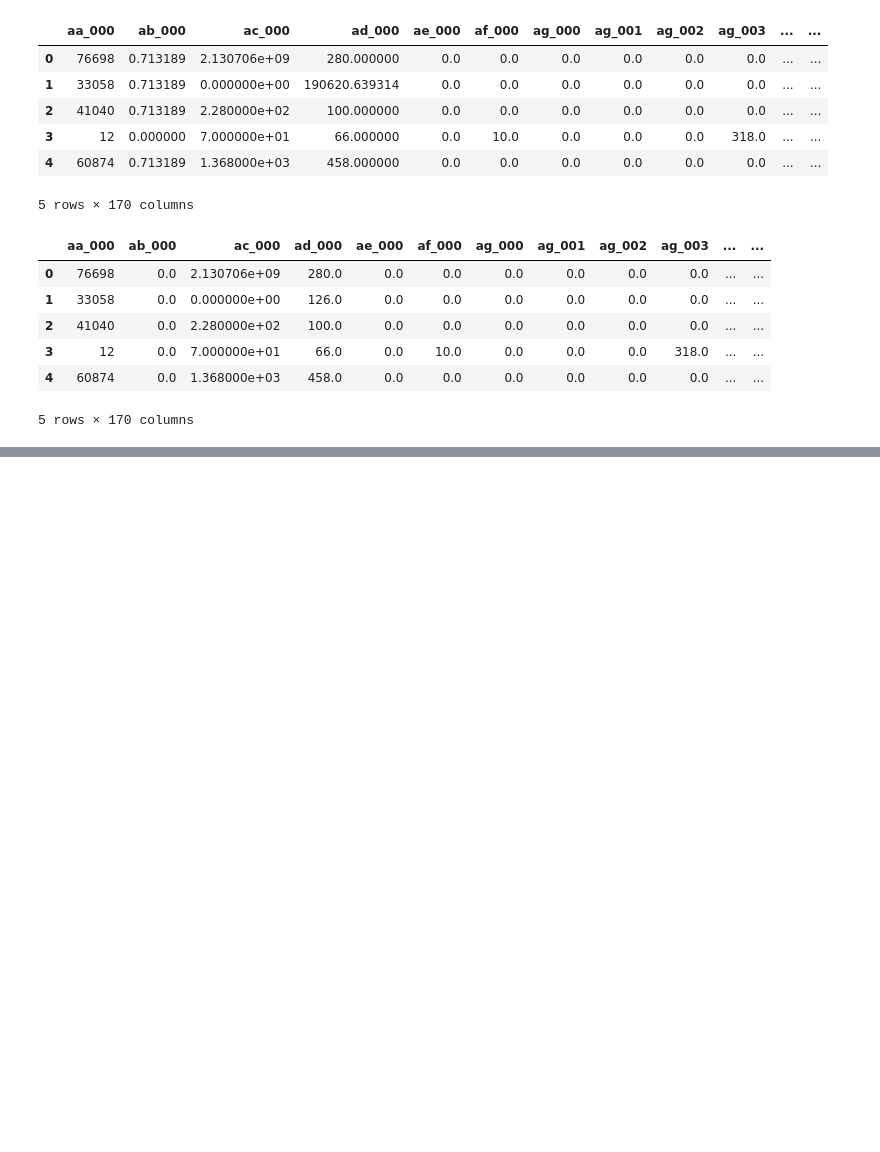
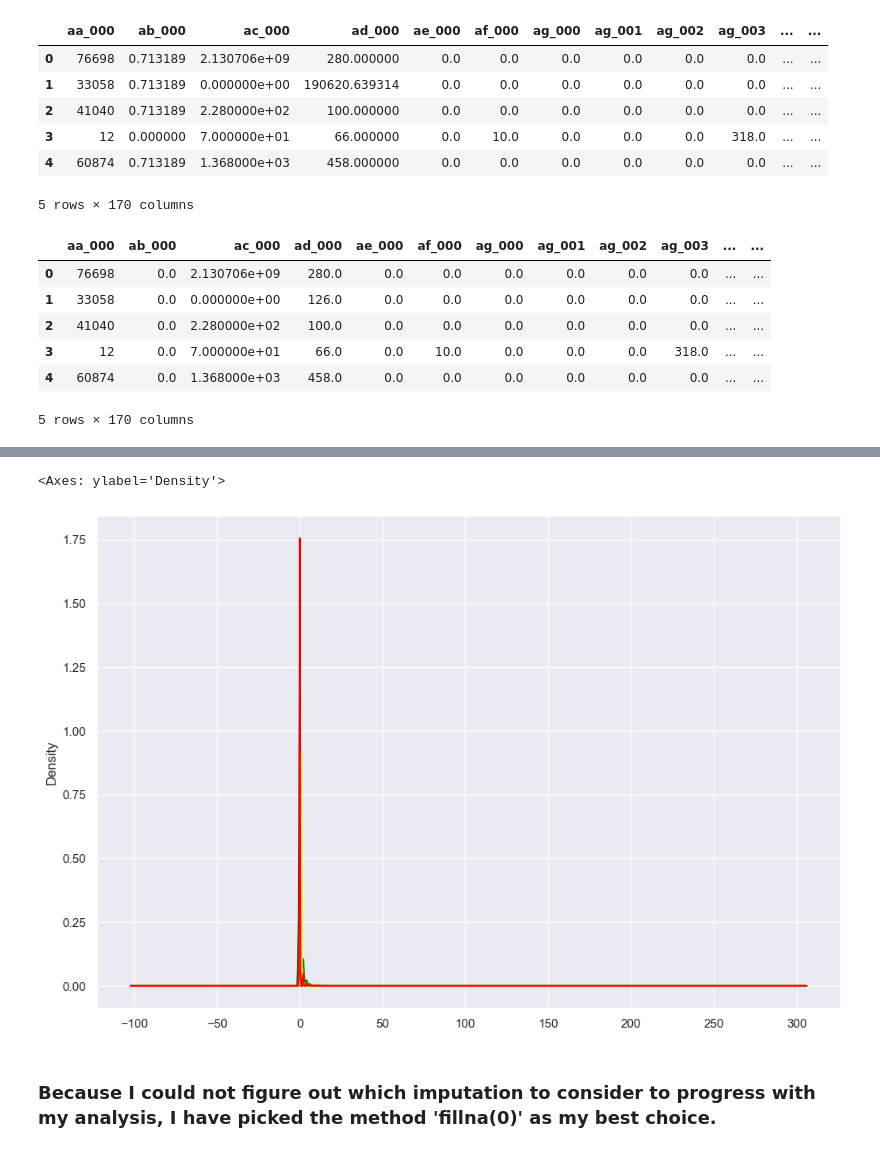
Before and after one commit to TatiHelena/DataPreparation, a Jupyter notebook: TatianeHelenAlves_DPrepHDip_CA1.ipynb, the cells around one changed output, grey strips where cells are left out. Cells and saved outputs as stored; diff of their text form; code cells hidden in the pictures; blank space fills up the shorter version.

```diff
--- a/TatianeHelenAlves_DPrepHDip_CA1.ipynb
+++ b/TatianeHelenAlves_DPrepHDip_CA1.ipynb
@@ -155,0 +213,2 @@ new_df.shape
+# %%
+new_aps = aps_no_class.fillna(0)
@@ -311,0 +255,13 @@ X,y.shape
+# %%
+import matplotlib.pyplot as plt
+plt.figure(figsize=(12,8))
+
+aps_no_class['ab_000'].plot(kind='kde', color='green')
+new_aps['ab_000'].plot(kind='kde', color='black')
+mean_imputation["ab_000"].plot(kind='kde',color='yellow')
+median_imputation["ab_000"].plot(kind='kde',color='red')
+# %% [output]
+<Axes: ylabel='Density'>
+[figure, added]
+# %% [markdown]
+### Because I could not figure out which imputation to consider to progress with my analysis, I have picked the method 'fillna(0)' as my best choice.
```
Also changed, not shown: parts of 65 cells of this notebook, 1 other file.
